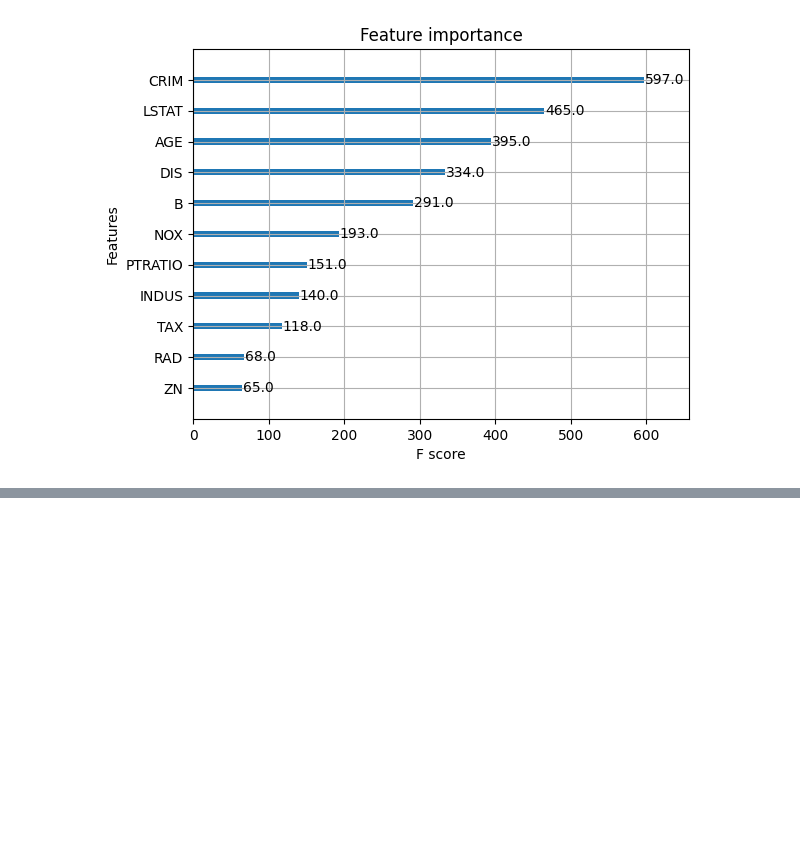
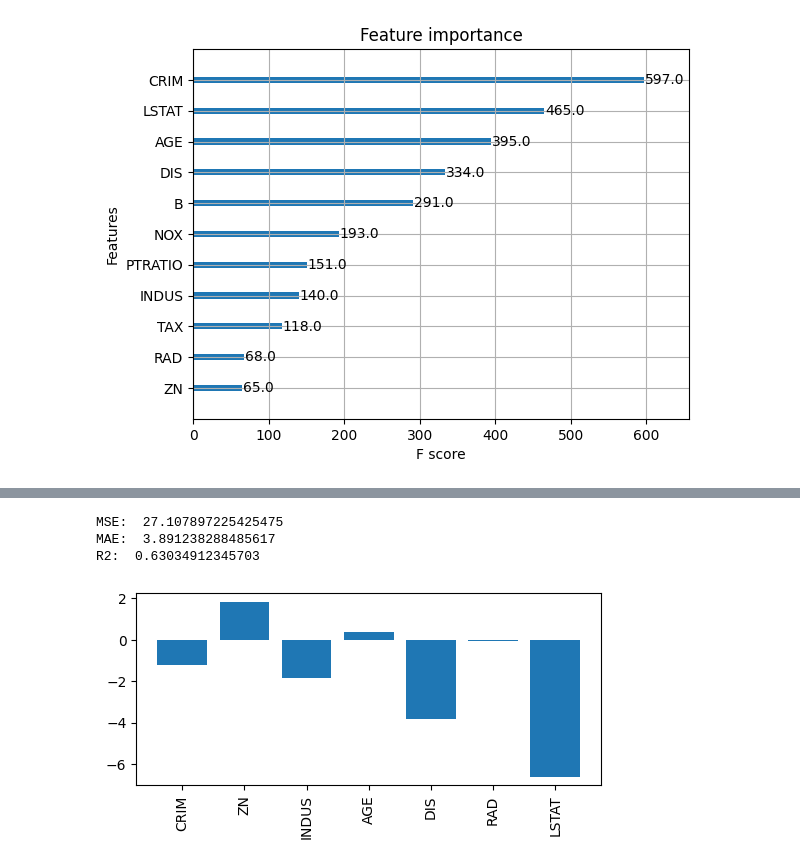
Before and after one commit to Luis-ramirez-r/predictive_maintenance, a Jupyter notebook: notebooks/Clase46.ipynb, the cells around one changed output, grey strips where cells are left out. Drawn from its saved outputs; the diff is of its cells as text; code cells hidden in the pictures; blank space fills up the shorter version.

```diff
--- a/notebooks/Clase46.ipynb
+++ b/notebooks/Clase46.ipynb
@@ -109,0 +130,36 @@ sns.barplot(x='VIF Factor', y='features', data=vif)
+# %%
+# train a linear regression model from sklearn
+from sklearn.linear_model import LinearRegression
+from sklearn.preprocessing import StandardScaler
+
+features = ['CRIM', 'ZN', 'INDUS',   'AGE', 'DIS', 'RAD',
+         'LSTAT']
+
+X_train, X_test, y_train, y_test = train_test_split(df[features], df[target], test_size=0.2, random_state=42)
+
+# use a standard scaler to scale the data
+scaler = StandardScaler()
+X_train = scaler.fit_transform(X_train)
+X_test = scaler.transform(X_test)
+
+
+lr_model = LinearRegression()
+lr_model.fit(X_train, y_train)
+# calculate the metrics
+y_pred = lr_model.predict(X_test)
+
+# calculate the metrics
+print('MSE: ', mean_squared_error(y_test, y_pred))
+print ('MAE: ', mean_absolute_error(y_test, y_pred))
+print('R2: ', r2_score(y_test, y_pred))
+# %% [output]
+MSE:  27.107897225425475
+MAE:  3.891238288485617
+R2:  0.63034912345703
+# %%
+# plot the feature importance
+fig, ax = plt.subplots(figsize=(6,2.5))
+_ = ax.bar(features, lr_model.coef_)
+_ = ax.set_xticklabels(features, rotation=90)
+# %% [output]
+[figure, added]
```
Also changed, not shown: parts of 16 cells of this notebook.
